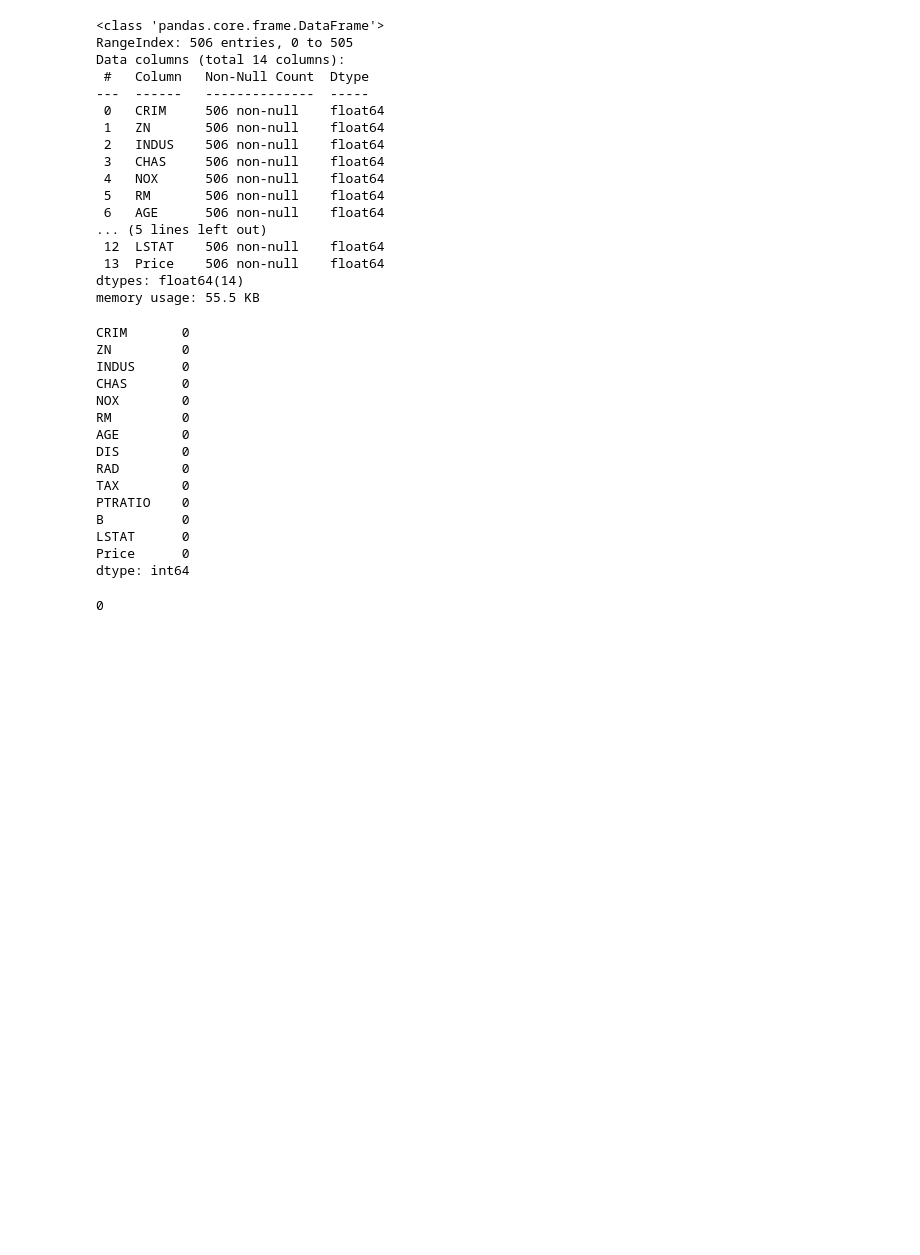
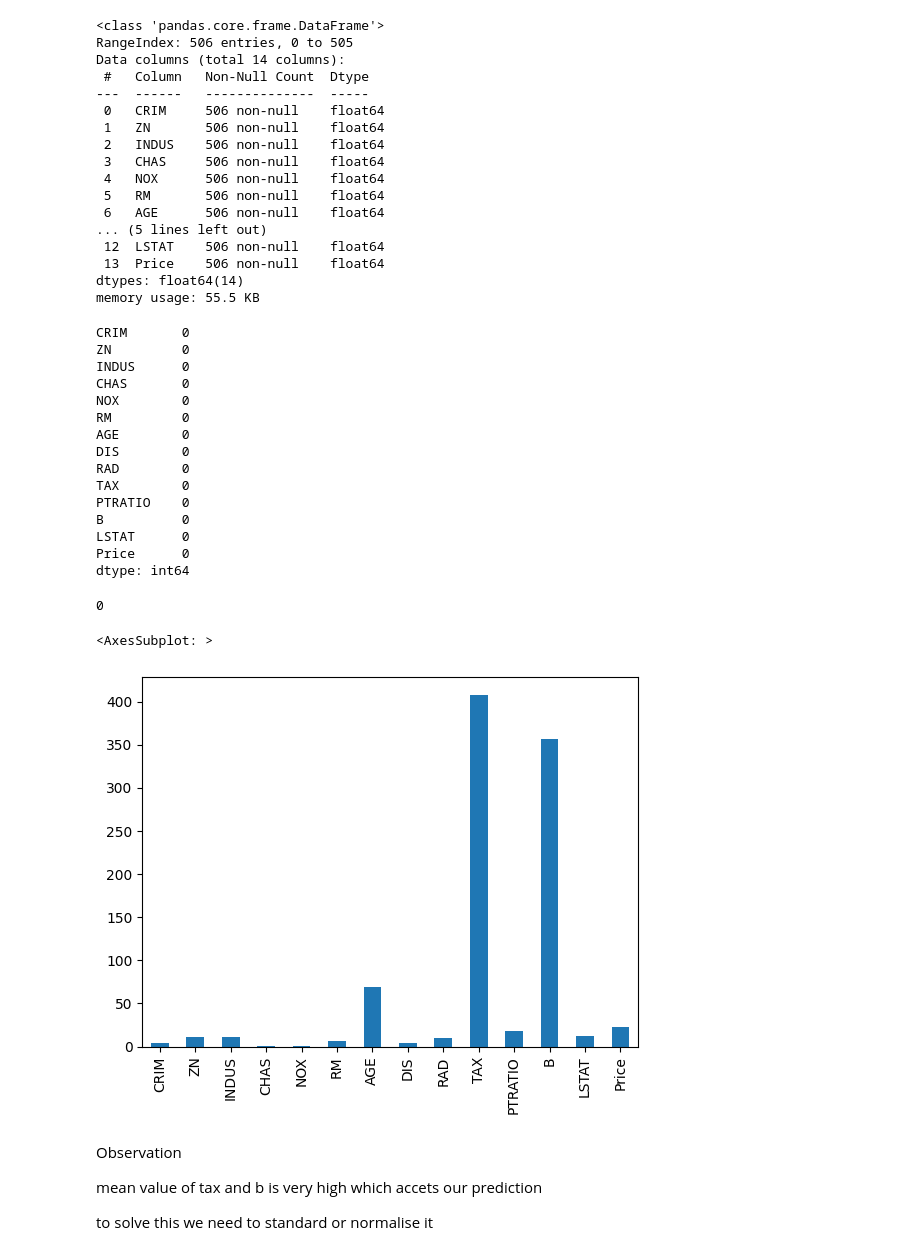
Before and after one commit to aymanmomin/python-boston-housing-eda-and-linear-regression, a Jupyter notebook: my work/boston-housing-data-eda-and-linear-regression.ipynb, the cells around one changed output. Drawn from its saved outputs; the diff is of its cells as text; code cells hidden in the pictures; blank space fills up the shorter version.

Commit message:
plotting bar plots

```diff
--- a/my work/boston-housing-data-eda-and-linear-regression.ipynb
+++ b/my work/boston-housing-data-eda-and-linear-regression.ipynb
@@ -215,3 +215,14 @@ dtype: int64
 data.duplicated().sum()
 # %% [output]
 0
+# %%
+data_desc.loc['mean'].plot.bar()
+# %% [output]
+<AxesSubplot: >
+[figure, added]
+# %% [markdown]
+Observation
+
+mean value of tax and b is very high which accets our prediction
+
+to solve this we need to standard or normalise it
```
